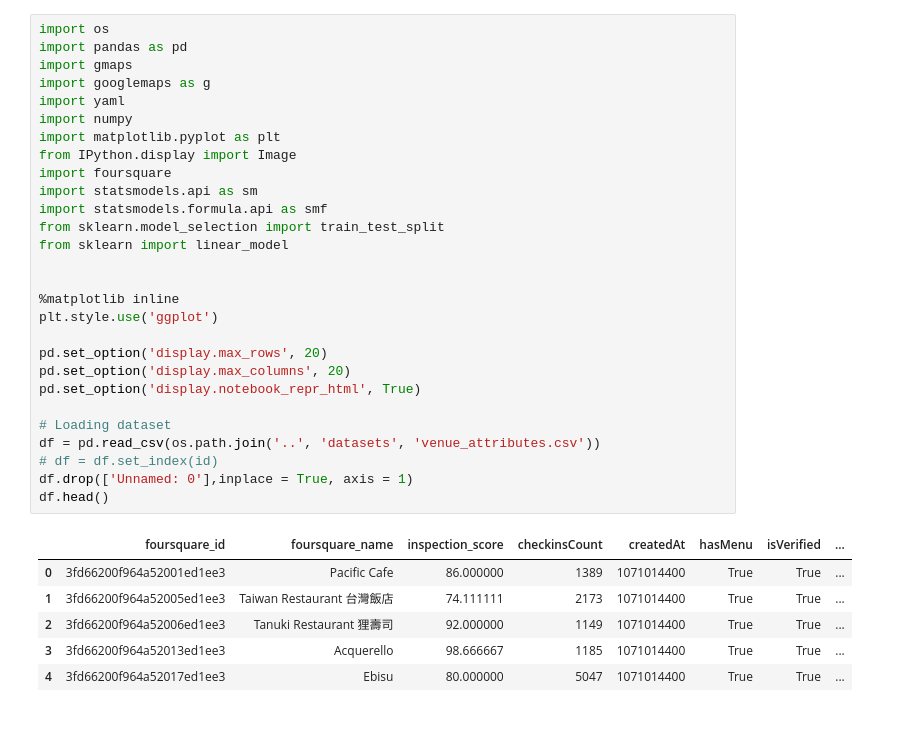
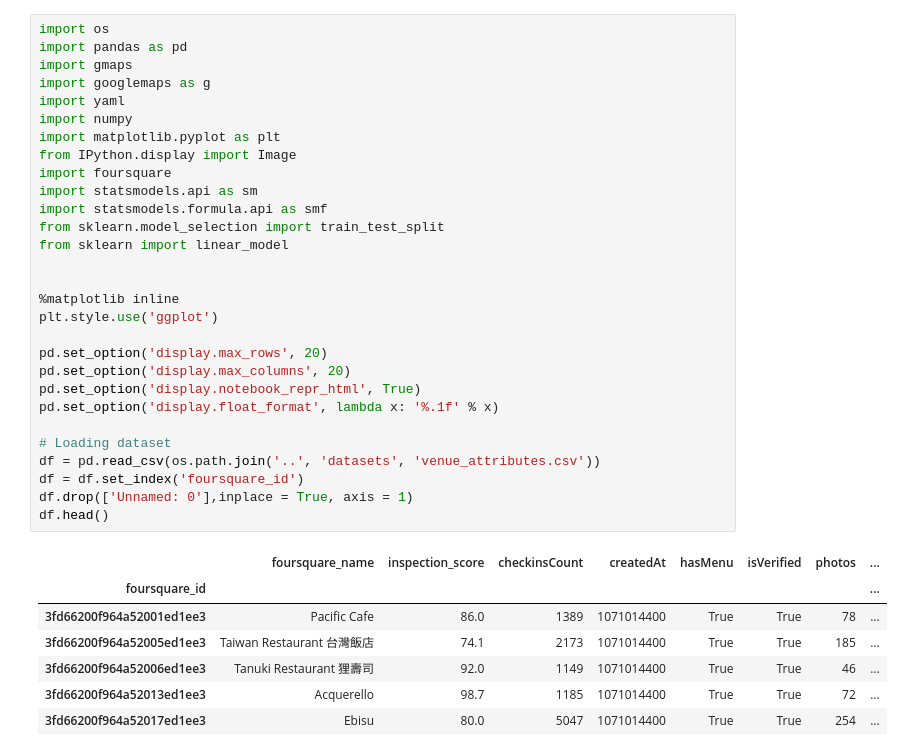
Before and after one commit to manulohiya/checkin-predictor, a Jupyter notebook: notebooks/checkin_predictor_part3.ipynb, the cells around one changed output. Cells and saved outputs as stored; diff of their text form; blank space fills up the shorter version.

```diff
--- a/notebooks/checkin_predictor_part3.ipynb
+++ b/notebooks/checkin_predictor_part3.ipynb
@@ -1,38 +1,40 @@
 # %%
 import os
 import pandas as pd
 import gmaps
 import googlemaps as g
 import yaml
 import numpy
 import matplotlib.pyplot as plt
 from IPython.display import Image
 import foursquare
 import statsmodels.api as sm
 import statsmodels.formula.api as smf
 from sklearn.model_selection import train_test_split
 from sklearn import linear_model
 
 
 %matplotlib inline
 plt.style.use('ggplot')
 
 pd.set_option('display.max_rows', 20)
 pd.set_option('display.max_columns', 20)
 pd.set_option('display.notebook_repr_html', True)
+pd.set_option('display.float_format', lambda x: '%.1f' % x)
 
 # Loading dataset
 df = pd.read_csv(os.path.join('..', 'datasets', 'venue_attributes.csv'))
-# df = df.set_index(id)
+df = df.set_index('foursquare_id')
 df.drop(['Unnamed: 0'],inplace = True, axis = 1)
 df.head()
 # %% [output]
-|  | foursquare_id | foursquare_name | inspection_score | checkinsCount | createdAt | hasMenu | isVerified | ... |
-| 0 | 3fd66200f964a52001ed1ee3 | Pacific Cafe | 86.000000 | 1389 | 1071014400 | True | True | ... |
-| 1 | 3fd66200f964a52005ed1ee3 | Taiwan Restaurant 台灣飯店 | 74.111111 | 2173 | 1071014400 | True | True | ... |
-| 2 | 3fd66200f964a52006ed1ee3 | Tanuki Restaurant 狸壽司 | 92.000000 | 1149 | 1071014400 | True | True | ... |
-| 3 | 3fd66200f964a52013ed1ee3 | Acquerello | 98.666667 | 1185 | 1071014400 | True | True | ... |
-| 4 | 3fd66200f964a52017ed1ee3 | Ebisu | 80.000000 | 5047 | 1071014400 | True | True | ... |
+|  | foursquare_name | inspection_score | checkinsCount | createdAt | hasMenu | isVerified | photos | ... |
+| foursquare_id |  |  |  |  |  |  |  | ... |
+| 3fd66200f964a52001ed1ee3 | Pacific Cafe | 86.0 | 1389 | 1071014400 | True | True | 78 | ... |
+| 3fd66200f964a52005ed1ee3 | Taiwan Restaurant 台灣飯店 | 74.1 | 2173 | 1071014400 | True | True | 185 | ... |
+| 3fd66200f964a52006ed1ee3 | Tanuki Restaurant 狸壽司 | 92.0 | 1149 | 1071014400 | True | True | 46 | ... |
+| 3fd66200f964a52013ed1ee3 | Acquerello | 98.7 | 1185 | 1071014400 | True | True | 72 | ... |
+| 3fd66200f964a52017ed1ee3 | Ebisu | 80.0 | 5047 | 1071014400 | True | True | 254 | ... |
 # %%
 df.createdAt.describe()
 # %% [output]
```
Also changed, not shown: parts of 11 cells of this notebook.
